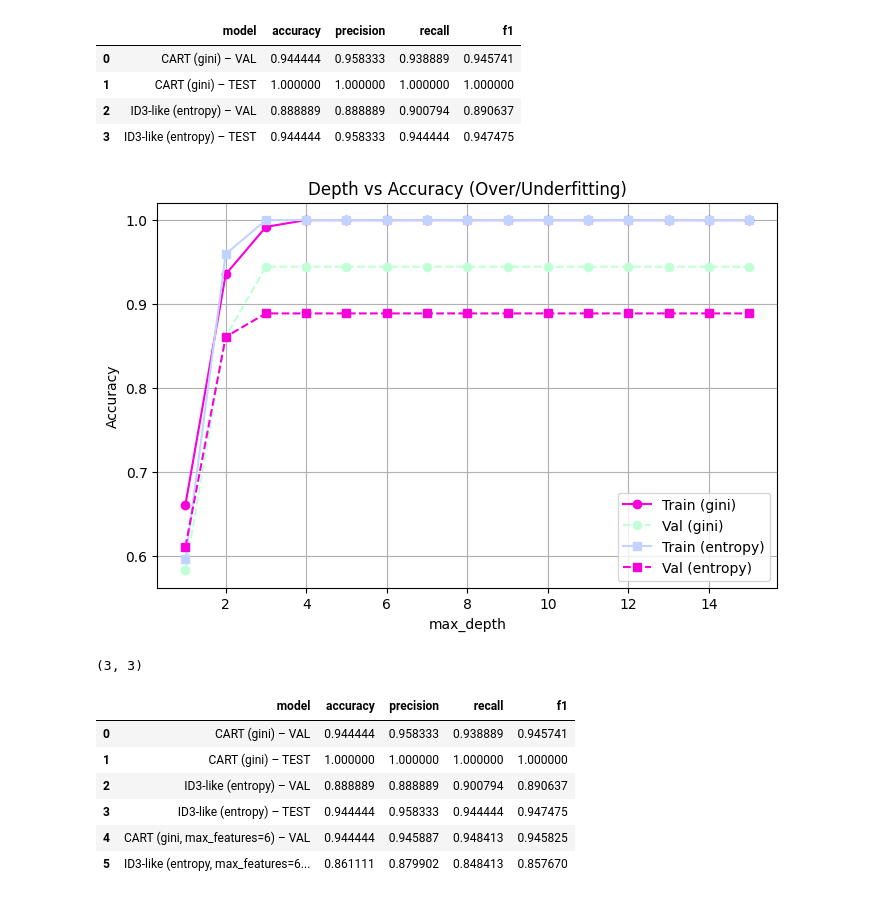
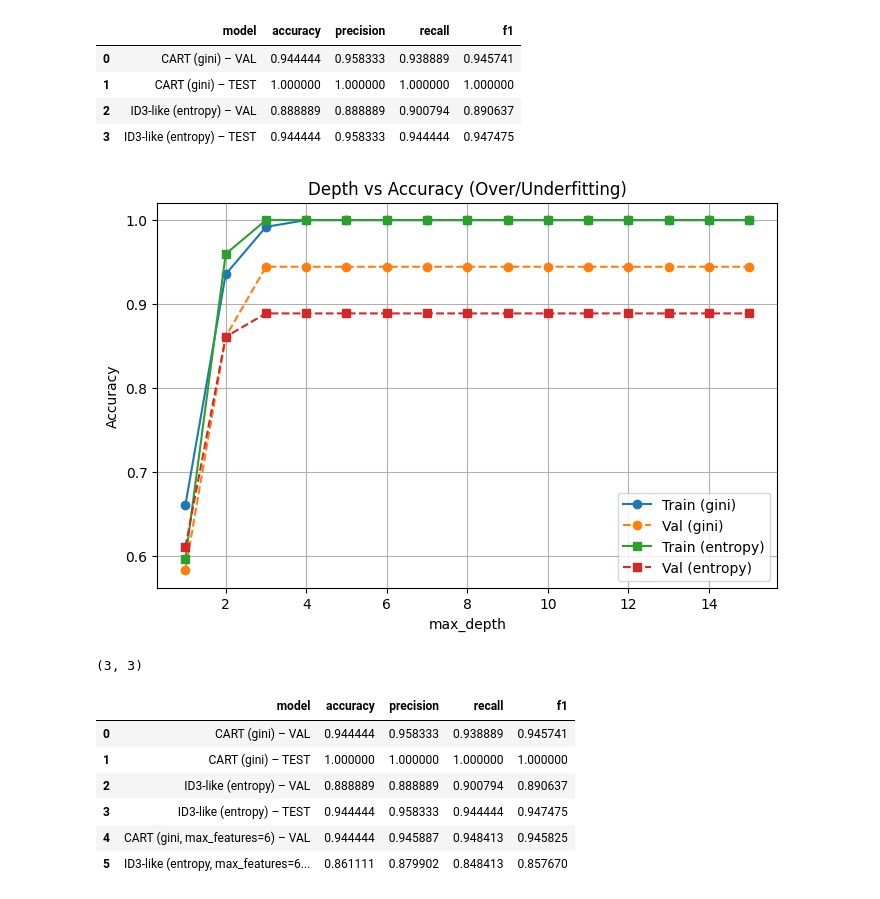
Before and after one commit to jaivanshchawla/ML-LAB-FUN, a Jupyter notebook: LAB 5/DT.ipynb, the cells around one changed output. Cells and saved outputs as stored; diff of their text form; code cells hidden in the pictures.

Commit message:
colors

```diff
--- a/LAB 5/DT.ipynb
+++ b/LAB 5/DT.ipynb
@@ -70,30 +70,35 @@ pd.DataFrame(results)
 # %%
 # Sweep max_depth to visualize train vs validation accuracy (over/underfitting behavior).
 depths = range(1, 16)
 train_acc_gini, val_acc_gini = [], []
 train_acc_entropy, val_acc_entropy = [], []
 
 for d in depths:
     g = DecisionTreeClassifier(criterion="gini", max_depth=d, random_state=42).fit(X_train, y_train)
     e = DecisionTreeClassifier(criterion="entropy", max_depth=d, random_state=42).fit(X_train, y_train)
     train_acc_gini.append(accuracy_score(y_train, g.predict(X_train)))
     val_acc_gini.append(accuracy_score(y_val, g.predict(X_val)))
     train_acc_entropy.append(accuracy_score(y_train, e.predict(X_train)))
     val_acc_entropy.append(accuracy_score(y_val, e.predict(X_val)))
 
-plt.plot(depths, train_acc_gini, marker="o", label="Train (gini)")
-plt.plot(depths, val_acc_gini, marker="o", linestyle="--", label="Val (gini)")
-plt.plot(depths, train_acc_entropy, marker="s", label="Train (entropy)")
-plt.plot(depths, val_acc_entropy, marker="s", linestyle="--", label="Val (entropy)")
-plt.xlabel("max_depth"); plt.ylabel("Accuracy"); plt.title("Depth vs Accuracy (Over/Underfitting)")
-plt.legend(); plt.grid(True); plt.show()
+plt.plot(depths, train_acc_gini, marker="o", color="#1f77b4", label="Train (gini)")       # blue
+plt.plot(depths, val_acc_gini, marker="o", linestyle="--", color="#ff7f0e", label="Val (gini)")  # orange
+plt.plot(depths, train_acc_entropy, marker="s", color="#2ca02c", label="Train (entropy)") # green
+plt.plot(depths, val_acc_entropy, marker="s", linestyle="--", color="#d62728", label="Val (entropy)") # red
+
+plt.xlabel("max_depth")
+plt.ylabel("Accuracy")
+plt.title("Depth vs Accuracy (Over/Underfitting)")
+plt.legend()
+plt.grid(True)
+plt.show()
 
 # Pick depth at/near peak val accuracy (example: best for gini and entropy)
 best_depth_gini = depths[int(np.argmax(val_acc_gini))]
 best_depth_entropy = depths[int(np.argmax(val_acc_entropy))]
 best_depth_gini, best_depth_entropy
 # %% [output]
-[figure, old version]
+[figure, new version]
 (3, 3)
 # %%
 # Constrain tree to roughly half of the features (max_features=6) to reduce complexity.
```
